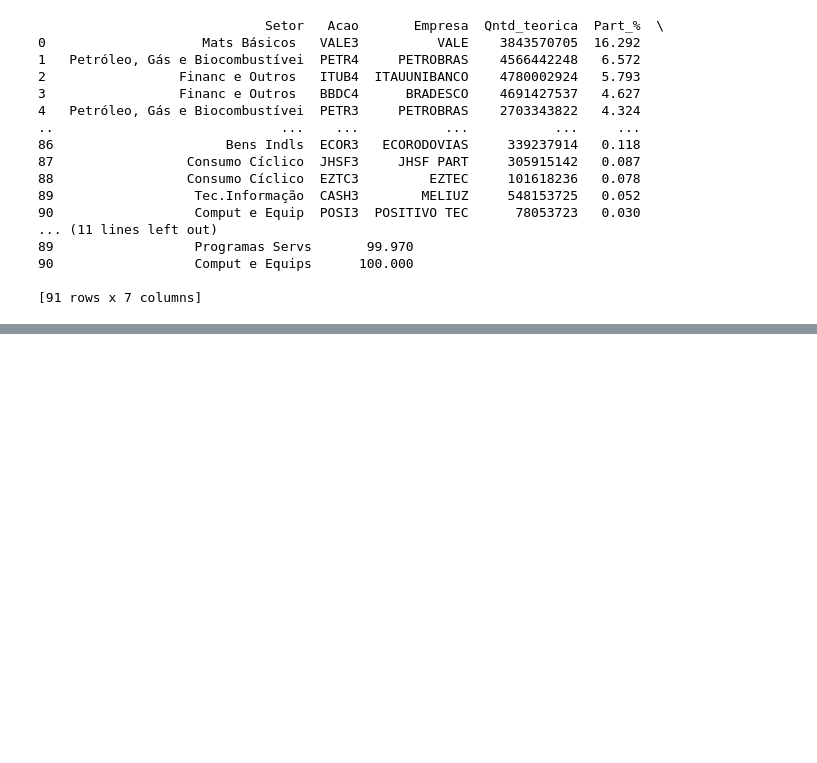
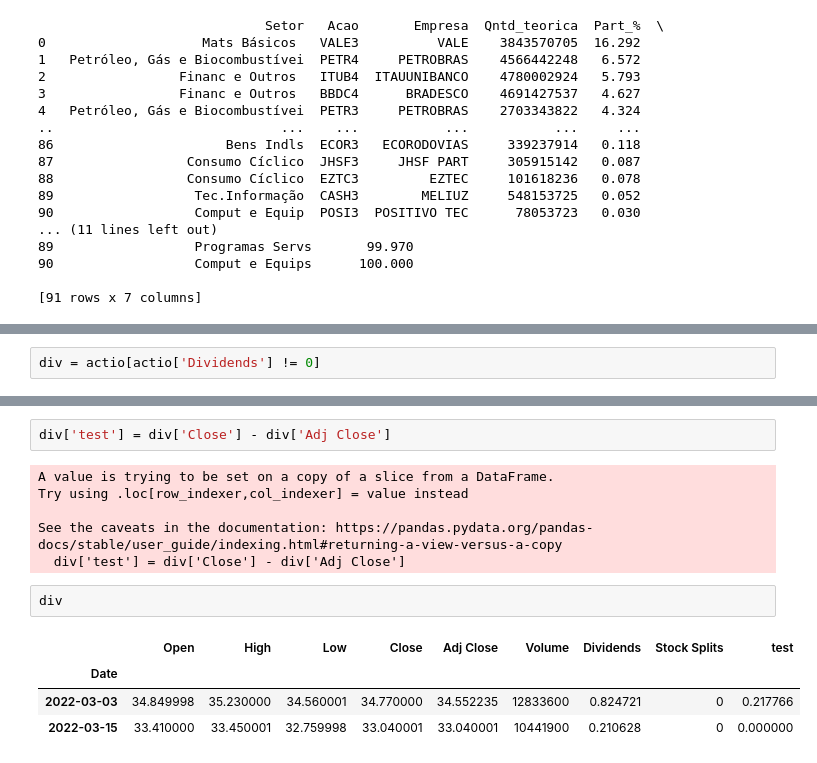
Before and after one commit to renan-lemes/model_webScraping, a Jupyter notebook: webScraping.ipynb, the cells around one changed output, grey strips where cells are left out. Drawn from its saved outputs; the diff is of its cells as text; blank space fills up the shorter version.

```diff
--- a/webScraping.ipynb
+++ b/webScraping.ipynb
@@ -110,0 +140,2 @@ print(df)
+# %%
+div = actio[actio['Dividends'] != 0]
@@ -110,0 +149,15 @@ print(df)
+# %%
+div['test'] = div['Close'] - div['Adj Close']
+# %% [output]
+A value is trying to be set on a copy of a slice from a DataFrame.
+Try using .loc[row_indexer,col_indexer] = value instead
+
+See the caveats in the documentation: https://pandas.pydata.org/pandas-docs/stable/user_guide/indexing.html#returning-a-view-versus-a-copy
+  div['test'] = div['Close'] - div['Adj Close']
+# %%
+div
+# %% [output]
+|  | Open | High | Low | Close | Adj Close | Volume | Dividends | Stock Splits | test |
+| Date |  |  |  |  |  |  |  |  |  |
+| 2022-03-03 | 34.849998 | 35.230000 | 34.560001 | 34.770000 | 34.552235 | 12833600 | 0.824721 | 0 | 0.217766 |
+| 2022-03-15 | 33.410000 | 33.450001 | 32.759998 | 33.040001 | 33.040001 | 10441900 | 0.210628 | 0 | 0.000000 |
```
Also changed, not shown: parts of 5 cells of this notebook.
